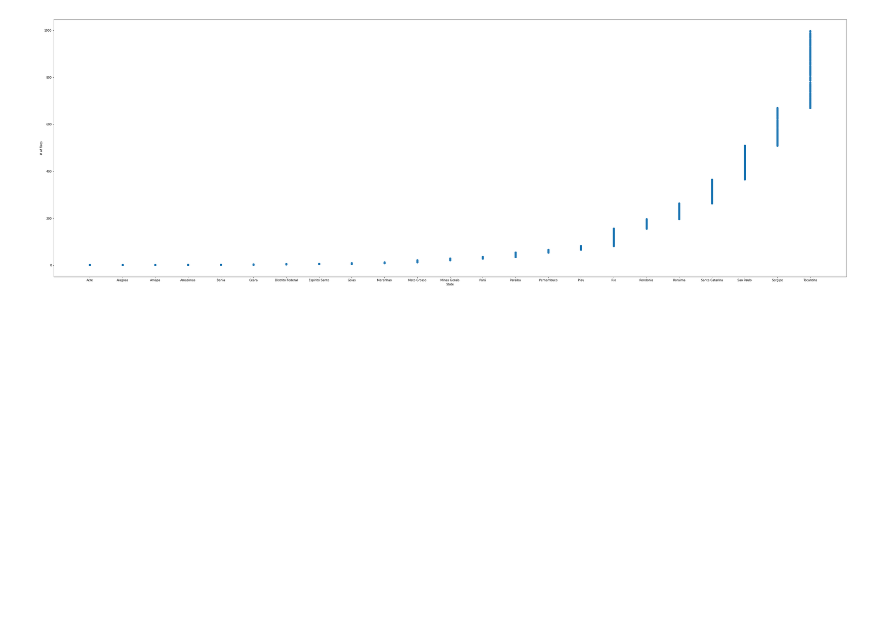
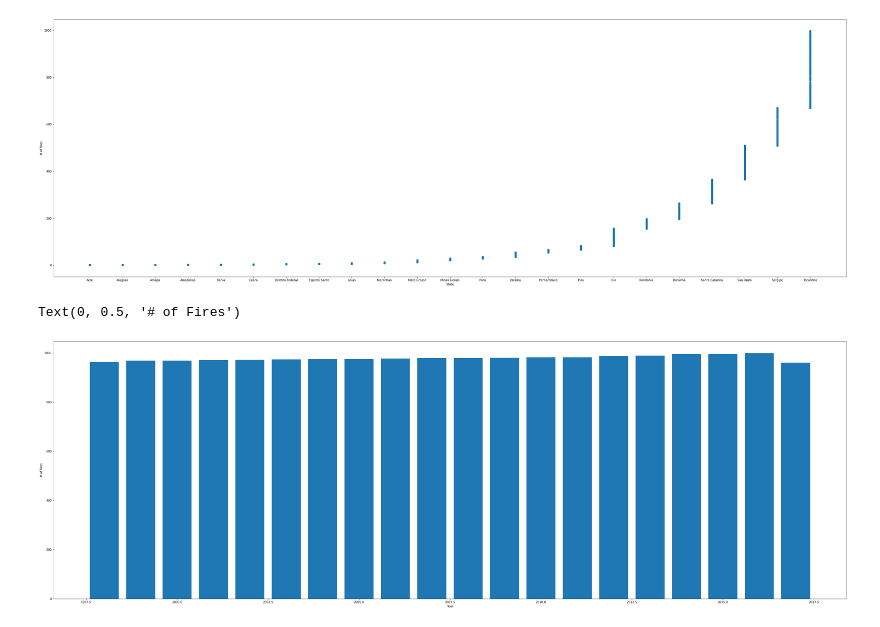
Before and after one commit to JohnMHoyt24/brazil-wildfires, a Jupyter notebook: brazil_wildfires.ipynb, the cells around one changed output. Saved outputs shown, nothing was run; the diff lists cells and outputs as text; code cells hidden in the pictures; blank space fills up the shorter version.

```diff
--- a/brazil_wildfires.ipynb
+++ b/brazil_wildfires.ipynb
@@ -65,3 +64,11 @@ plt.ylabel('# of Fires')
 # %% [output]
 Text(0, 0.5, '# of Fires')
 [figure]
+# %%
+plt.figure(figsize=(48,16))
+plt.bar(df['year'], df['number'])
+plt.xlabel('Year')
+plt.ylabel('# of Fires')
+# %% [output]
+Text(0, 0.5, '# of Fires')
+[figure, added]
```
Also changed, not shown: parts of 4 cells of this notebook.
